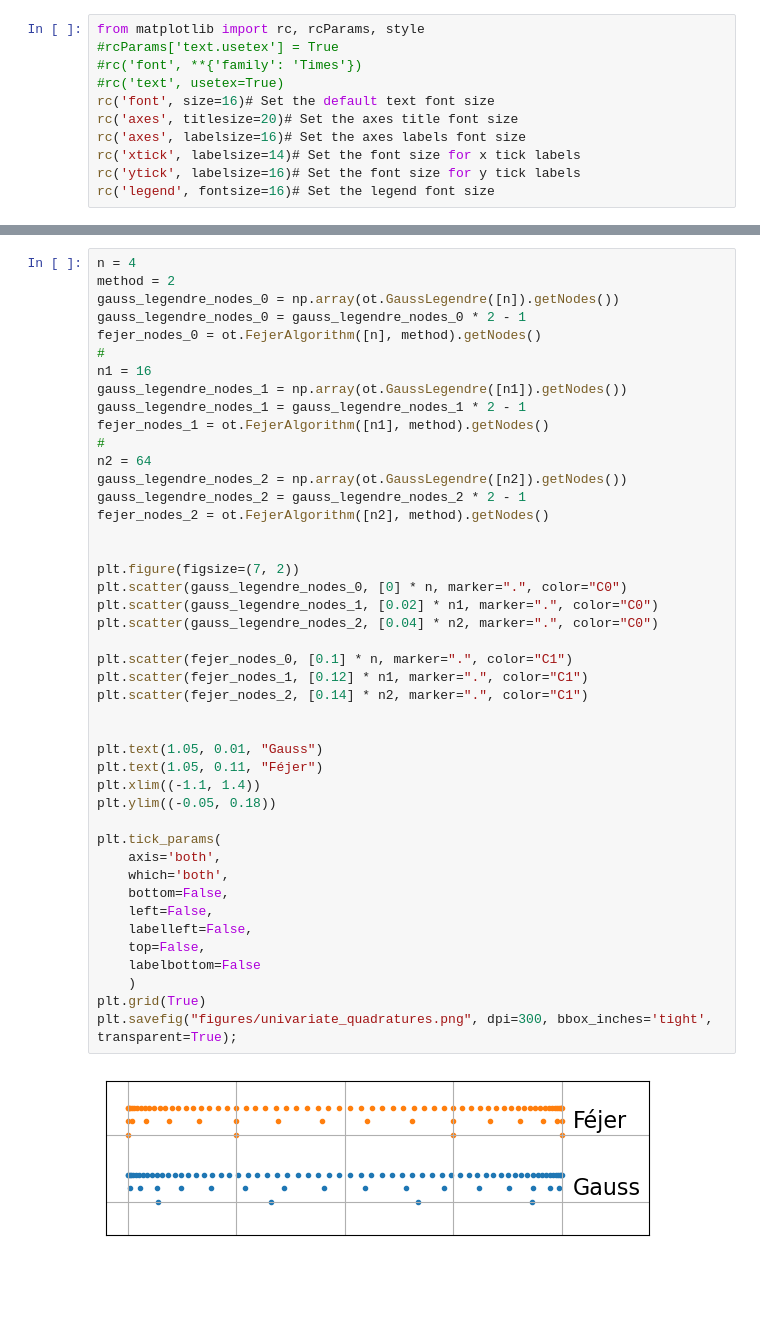
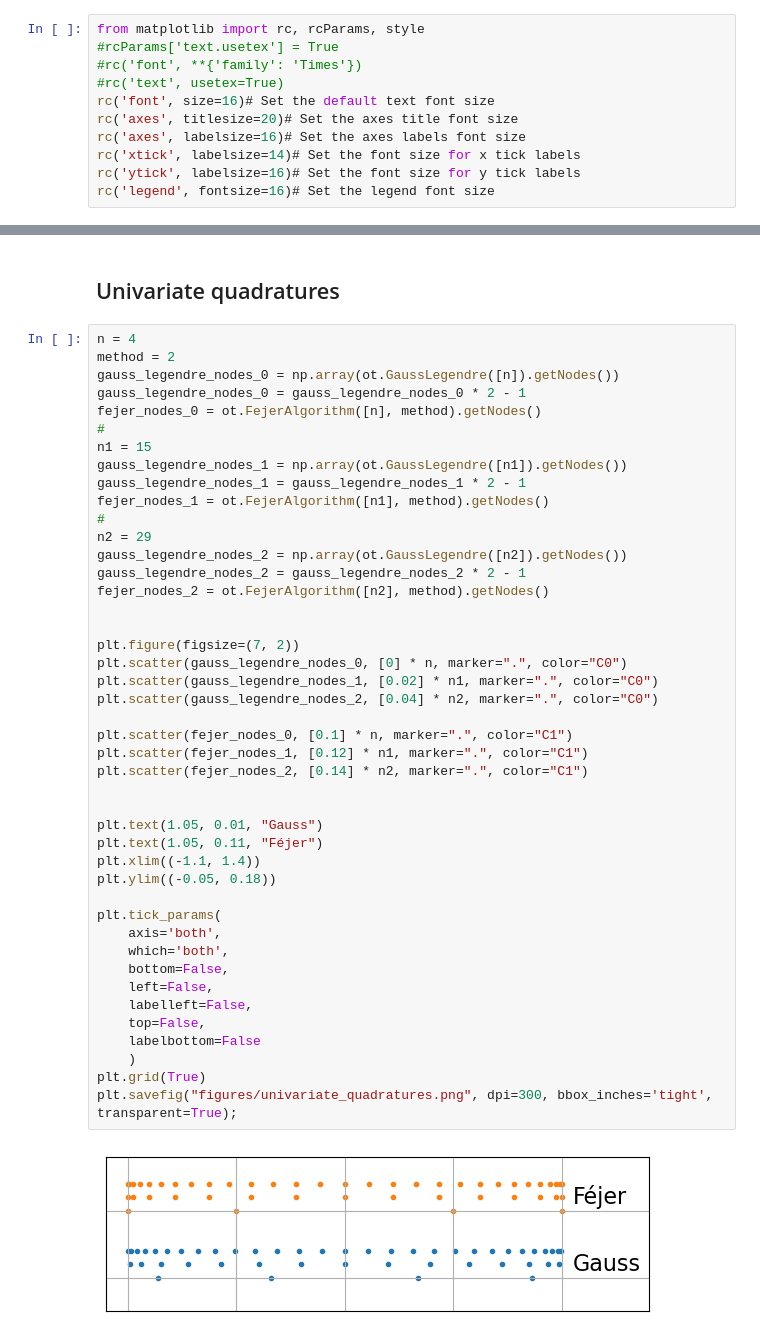
Before and after one commit to efekhari27/thesis, a Jupyter notebook: numerical_experiments/chapter1/integration.ipynb, the cells around one changed output, grey strips where cells are left out. Cells and saved outputs as stored; diff of their text form; blank space fills up the shorter version.

```diff
--- a/numerical_experiments/chapter1/integration.ipynb
+++ b/numerical_experiments/chapter1/integration.ipynb
@@ -41,3 +20,5 @@ plt.grid(True);
+# %% [markdown]
+## Univariate quadratures
 # %%
 n = 4
 method = 2
@@ -45,42 +26,42 @@ gauss_legendre_nodes_0 = np.array(ot.GaussLegendre([n]).getNodes())
 gauss_legendre_nodes_0 = gauss_legendre_nodes_0 * 2 - 1
 fejer_nodes_0 = ot.FejerAlgorithm([n], method).getNodes()
 #
-n1 = 16
+n1 = 15
 gauss_legendre_nodes_1 = np.array(ot.GaussLegendre([n1]).getNodes())
 gauss_legendre_nodes_1 = gauss_legendre_nodes_1 * 2 - 1
 fejer_nodes_1 = ot.FejerAlgorithm([n1], method).getNodes()
 #
-n2 = 64
+n2 = 29
 gauss_legendre_nodes_2 = np.array(ot.GaussLegendre([n2]).getNodes())
 gauss_legendre_nodes_2 = gauss_legendre_nodes_2 * 2 - 1
 fejer_nodes_2 = ot.FejerAlgorithm([n2], method).getNodes()
 
 
 plt.figure(figsize=(7, 2))
 plt.scatter(gauss_legendre_nodes_0, [0] * n, marker=".", color="C0")
 plt.scatter(gauss_legendre_nodes_1, [0.02] * n1, marker=".", color="C0")
 plt.scatter(gauss_legendre_nodes_2, [0.04] * n2, marker=".", color="C0")
 
 plt.scatter(fejer_nodes_0, [0.1] * n, marker=".", color="C1")
 plt.scatter(fejer_nodes_1, [0.12] * n1, marker=".", color="C1")
 plt.scatter(fejer_nodes_2, [0.14] * n2, marker=".", color="C1")
 
 
 plt.text(1.05, 0.01, "Gauss")
 plt.text(1.05, 0.11, "Féjer")
 plt.xlim((-1.1, 1.4))
 plt.ylim((-0.05, 0.18))
 
 plt.tick_params(
     axis='both',
     which='both',
     bottom=False,
     left=False,
     labelleft=False,
     top=False,
     labelbottom=False
     )
 plt.grid(True)
 plt.savefig("figures/univariate_quadratures.png", dpi=300, bbox_inches='tight', transparent=True);
 # %% [output]
-[figure, old version]
+[figure, new version]
```
Also changed, not shown: parts of 8 cells of this notebook, 37 other files.
